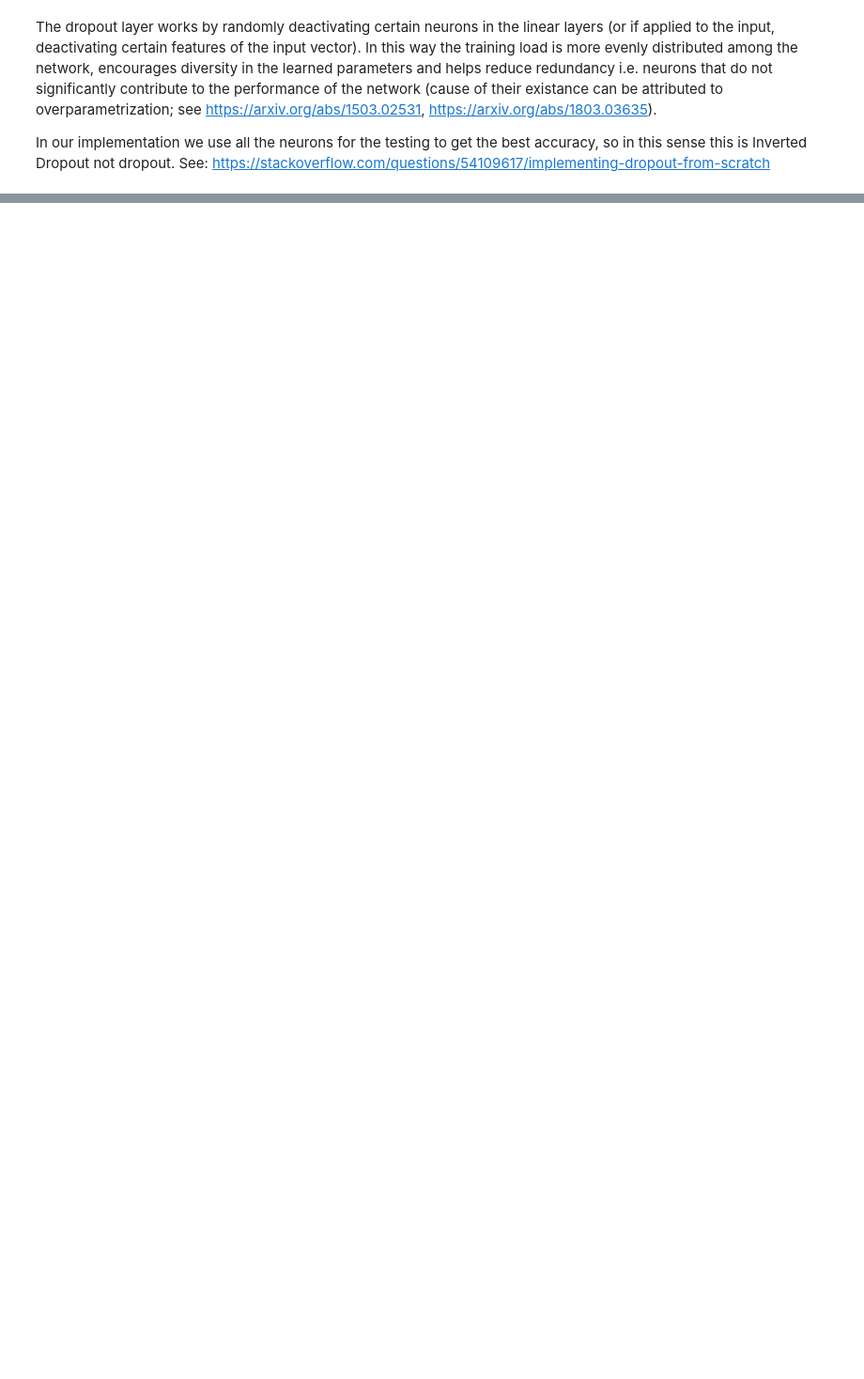
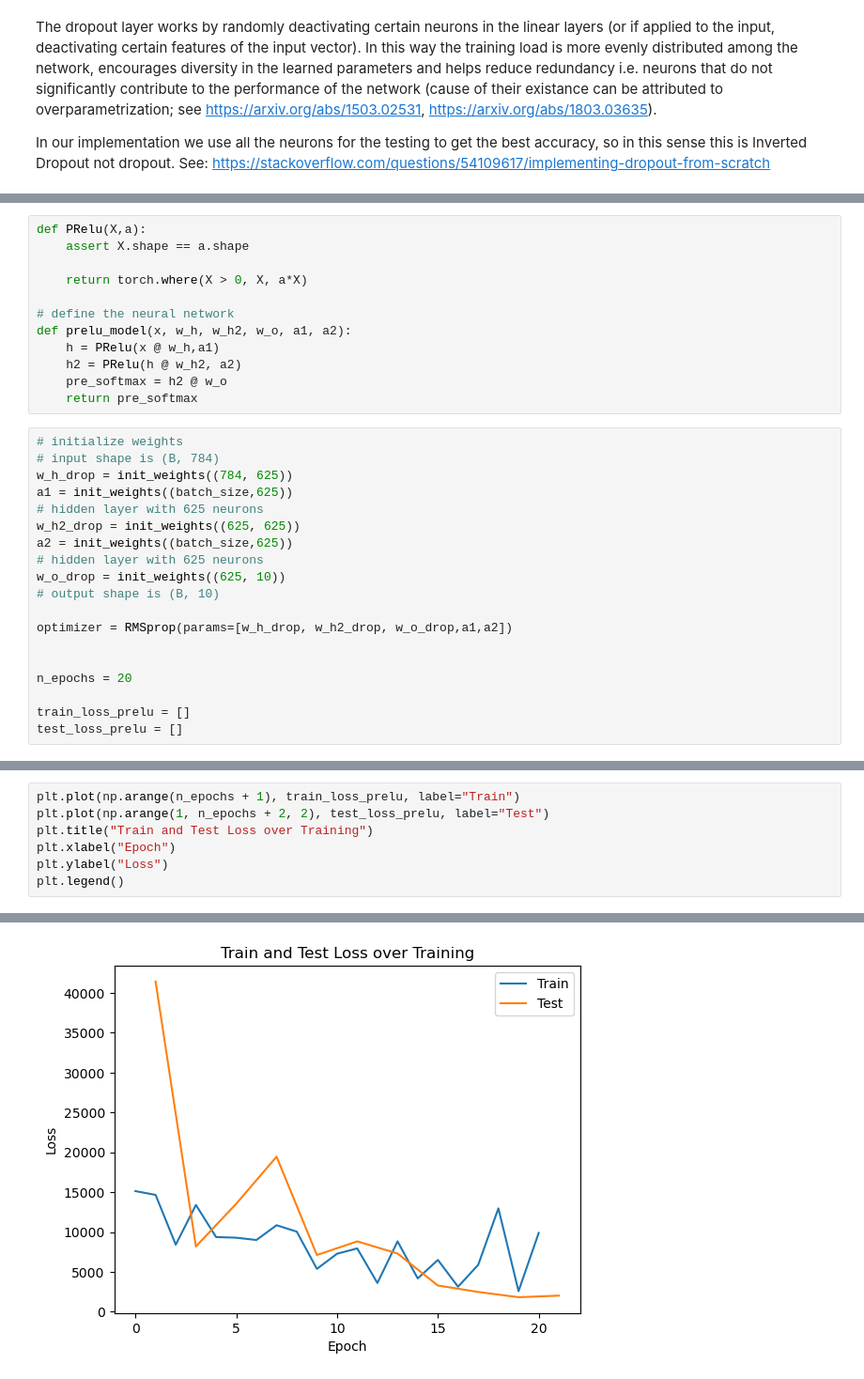
Before and after one commit to PrioteasaAndrei/ML-Essentials, a Jupyter notebook: exercise-03/intro.ipynb, the cells around one changed output, grey strips where cells are left out. Shown at 94% size. Cells and saved outputs as stored; diff of their text form; blank space fills up the shorter version.

```diff
--- a/exercise-03/intro.ipynb
+++ b/exercise-03/intro.ipynb
@@ -326,0 +331,31 @@ print("Without dropout: {}".format(test_loss[-1]))
+# %%
+def PRelu(X,a):
+    assert X.shape == a.shape
+
+    return torch.where(X > 0, X, a*X)
+
+# define the neural network
+def prelu_model(x, w_h, w_h2, w_o, a1, a2):
+    h = PRelu(x @ w_h,a1)
+    h2 = PRelu(h @ w_h2, a2)
+    pre_softmax = h2 @ w_o
+    return pre_softmax
+# %%
+# initialize weights
+# input shape is (B, 784)
+w_h_drop = init_weights((784, 625))
+a1 = init_weights((batch_size,625))
+# hidden layer with 625 neurons
+w_h2_drop = init_weights((625, 625))
+a2 = init_weights((batch_size,625))
+# hidden layer with 625 neurons
+w_o_drop = init_weights((625, 10))
+# output shape is (B, 10)
+
+optimizer = RMSprop(params=[w_h_drop, w_h2_drop, w_o_drop,a1,a2])
+
+
+n_epochs = 20
+
+train_loss_prelu = []
+test_loss_prelu = []
@@ -326,0 +426,8 @@ print("Without dropout: {}".format(test_loss[-1]))
+# %%
+plt.plot(np.arange(n_epochs + 1), train_loss_prelu, label="Train")
+plt.plot(np.arange(1, n_epochs + 2, 2), test_loss_prelu, label="Test")
+plt.title("Train and Test Loss over Training")
+plt.xlabel("Epoch")
+plt.ylabel("Loss")
+plt.legend()
+# %% [output]
@@ -326,0 +435 @@ print("Without dropout: {}".format(test_loss[-1]))
+[figure, added]
```
Also changed, not shown: parts of 10 cells of this notebook.
